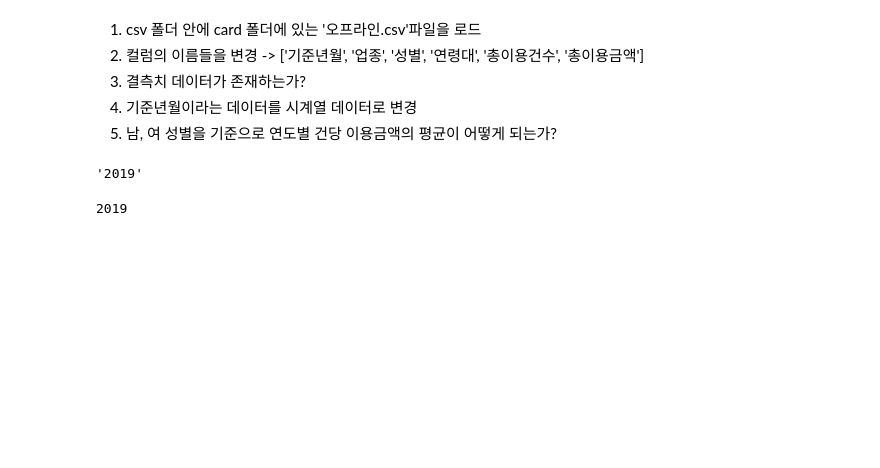
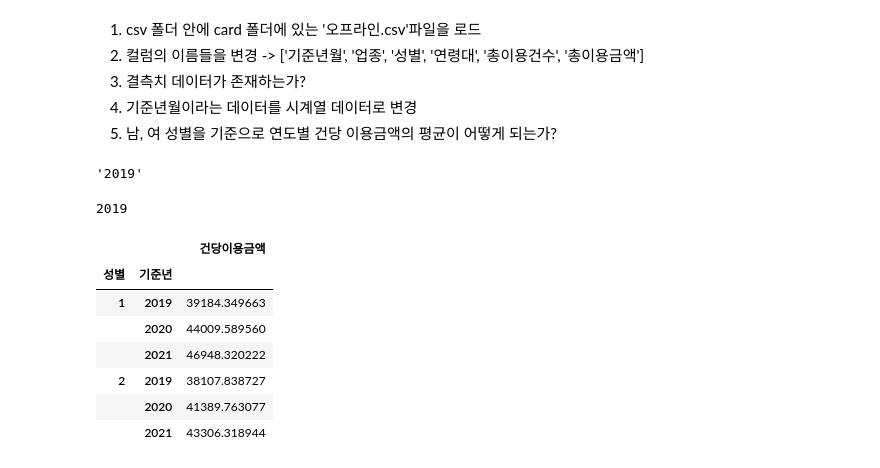
Before and after one commit to bsmoon-86/ezen_2406, a Jupyter notebook: python/240713/03_card.ipynb, the cells around one changed output. Saved outputs shown, nothing was run; the diff lists cells and outputs as text; code cells hidden in the pictures; blank space fills up the shorter version.

```diff
--- a/python/240713/03_card.ipynb
+++ b/python/240713/03_card.ipynb
@@ -59,3 +59,18 @@ offline.loc[0,'기준년월'].year
 offline['기준년'] = offline['기준년월'].dt.year
 # %%
 offline.head()
+# %%
+# 성별, 기준년을 기준으로 건당이용금액의 평균 출력
+group_data = offline[['성별', '기준년', '건당이용금액']].groupby(
+    ['성별', '기준년']
+).mean()
+group_data
+# %% [output]
+|  |  | 건당이용금액 |
+| 성별 | 기준년 |  |
+| 1 | 2019 | 39184.349663 |
+|  | 2020 | 44009.589560 |
+|  | 2021 | 46948.320222 |
+| 2 | 2019 | 38107.838727 |
+|  | 2020 | 41389.763077 |
+|  | 2021 | 43306.318944 |
```
Also changed, not shown: parts of 19 cells of this notebook, 1 other file.
